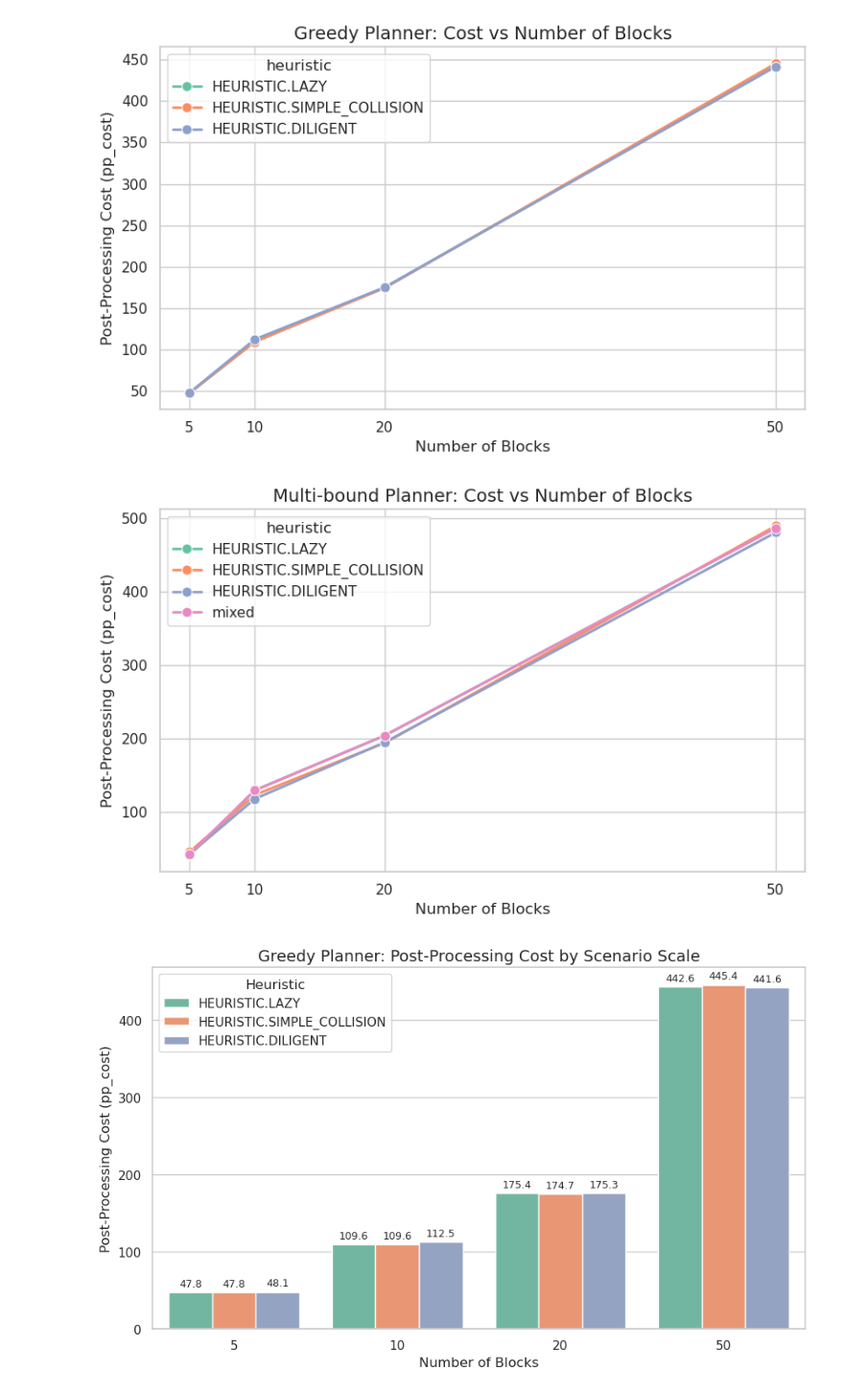
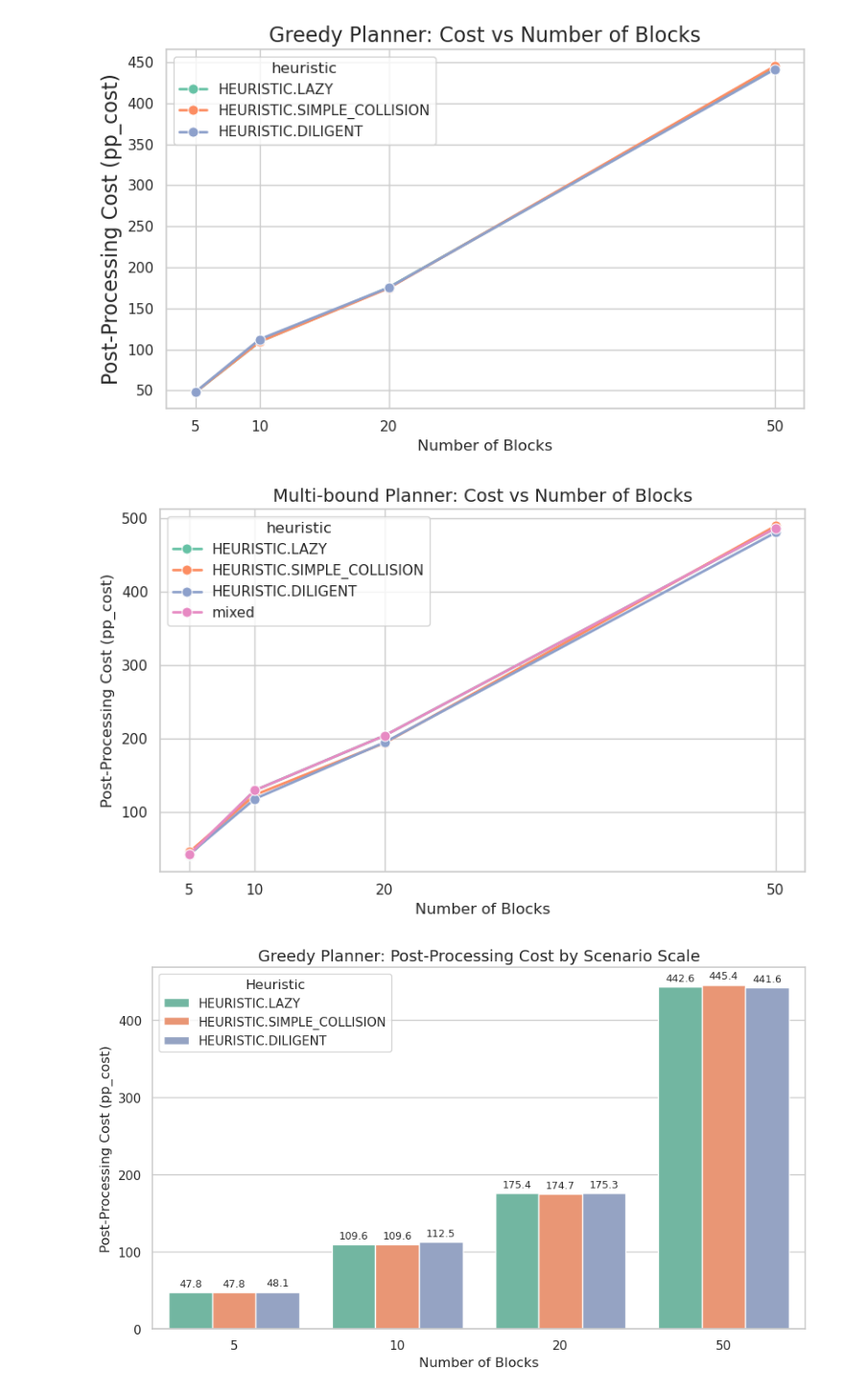
Before and after one commit to RareCentipede/modular_contruction_task_planner, a Jupyter notebook: modular_construction_task_planner/modular_construction_task_planner/scripts/plot_res.ipynb, the cells around one changed output. Shown at 96% size. Drawn from its saved outputs; the diff is of its cells as text; code cells hidden in the pictures.

```diff
--- a/modular_construction_task_planner/modular_construction_task_planner/scripts/plot_res.ipynb
+++ b/modular_construction_task_planner/modular_construction_task_planner/scripts/plot_res.ipynb
@@ -41,36 +41,36 @@ sns.lineplot(data=df_greedy,
              y='pp_cost',
              hue='heuristic',
              palette=heuristic_colors,
              marker='o',
              ax=ax,
              linewidth=2,
              markersize=8)
-ax.set_title('Greedy Planner: Cost vs Number of Blocks', fontsize=14)
+ax.set_title('Greedy Planner: Cost vs Number of Blocks', fontsize=16)
 ax.set_xlabel('Number of Blocks', fontsize=12)
-ax.set_ylabel('Post-Processing Cost (pp_cost)', fontsize=12)
+ax.set_ylabel('Post-Processing Cost (pp_cost)', fontsize=16)
 ax.set_xticks([5, 10, 20, 50])
 plt.tight_layout()
 
 # Multi-bound Planner
 df_mb = df[df['planner_type'] == 'multi_bound'].sort_values('no.blocks')
 fig, ax = plt.subplots(figsize=(8, 5))
 sns.lineplot(data=df_mb,
              x='no.blocks',
              y='pp_cost',
              hue='heuristic',
              palette=heuristic_colors,
              marker='o',
              ax=ax,
              linewidth=2,
              markersize=8)
 ax.set_title('Multi-bound Planner: Cost vs Number of Blocks', fontsize=14)
 ax.set_xlabel('Number of Blocks', fontsize=12)
 ax.set_ylabel('Post-Processing Cost (pp_cost)', fontsize=12)
 ax.set_xticks([5, 10, 20, 50])
 plt.tight_layout()
 plt.show()
 # %% [output]
-[figure, old version]
+[figure, new version]
 [figure]
 # %%
 # ----------------- Figure 1: Greedy Planner Cost (Bar) -----------------
```
Also changed, not shown: 1 other file.
